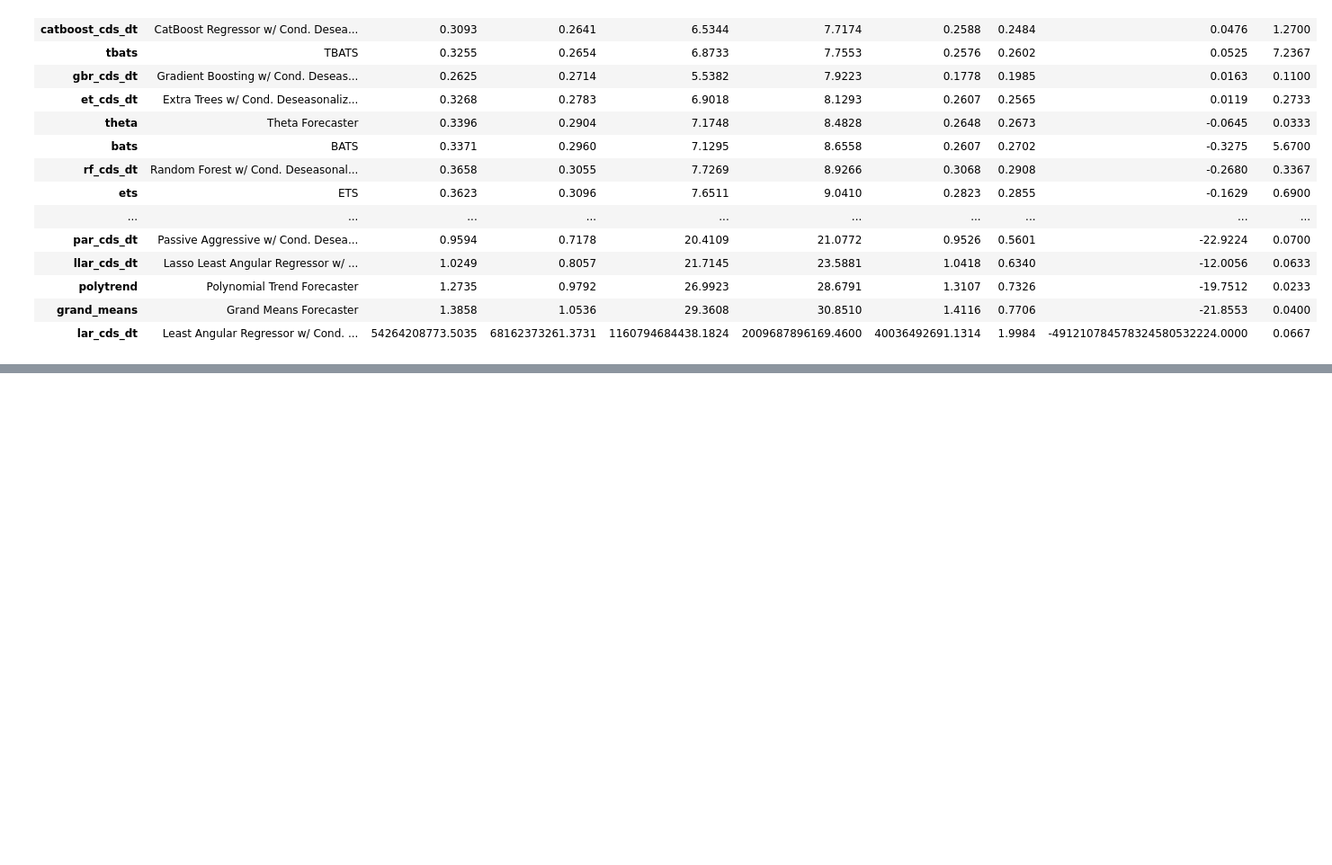
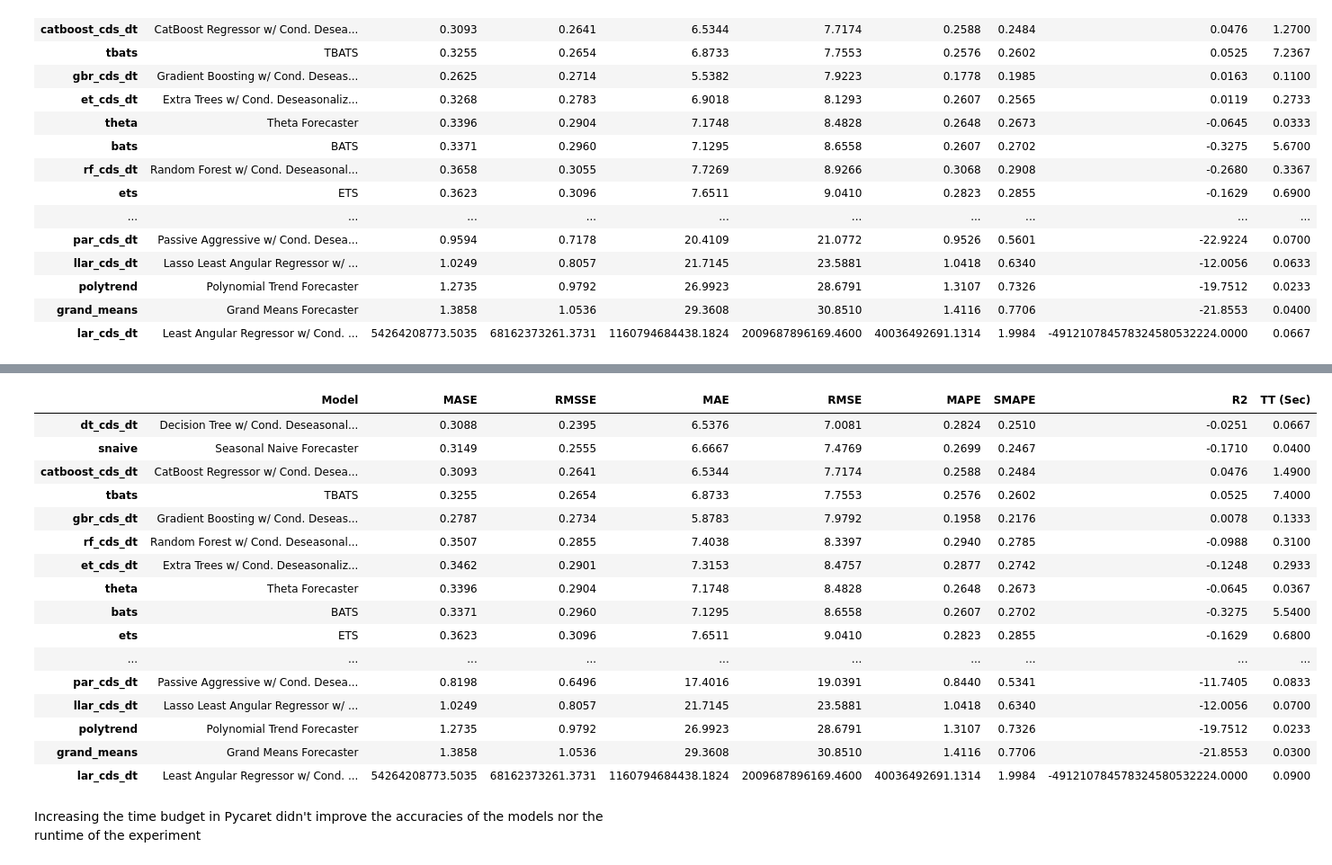
Before and after one commit to fitditcorp4/research, a Jupyter notebook: flaml_pycaret_optuna.ipynb, the cells around one changed output, grey strips where cells are left out. Shown at 90% size. Cells and saved outputs as stored; diff of their text form; code cells hidden in the pictures; blank space fills up the shorter version.

Commit message:
Time budget is increased t0 60mins

```diff
--- a/flaml_pycaret_optuna.ipynb
+++ b/flaml_pycaret_optuna.ipynb
@@ -163,3 +163,11 @@ best = exp_auto.compare_models(sort=metric, turbo=False, budget_time=5)
 | polytrend | Polynomial Trend Forecaster | 1.2735 | 0.9792 | 26.9923 | 28.6791 | 1.3107 | 0.7326 | -19.7512 | 0.0233 |
 | grand_means | Grand Means Forecaster | 1.3858 | 1.0536 | 29.3608 | 30.8510 | 1.4116 | 0.7706 | -21.8553 | 0.0400 |
 | lar_cds_dt | Least Angular Regressor w/ Cond. ... | 54264208773.5035 | 68162373261.3731 | 1160794684438.1824 | 2009687896169.4600 | 40036492691.1314 | 1.9984 | -491210784578324580532224.0000 | 0.0667 |
+# %%
+# Increased time budget = 60mins
+# Pycaret experiment design
+
+exp_auto = TSForecastingExperiment()
+
+# enforce_exogenous=False --> Use multivariate forecasting when model supports it, else use univariate forecasting
+exp_auto.setup(data=data, target=target, fh=FH, enforce_exogenous=False,fig_kwargs=fig_kwargs, session_id=25,use_gpu=False)
@@ -165,0 +193,5 @@ best = exp_auto.compare_models(sort=metric, turbo=False, budget_time=5)
+# %%
+# Increasing time budget to 60mins
+# Turbo = False, will ensure that slower models like Prophet will be included
+best = exp_auto.compare_models(sort=metric, turbo=False, budget_time=60)
+# %% [output]
@@ -165,0 +199,19 @@ best = exp_auto.compare_models(sort=metric, turbo=False, budget_time=5)
+|  | Model | MASE | RMSSE | MAE | RMSE | MAPE | SMAPE | R2 | TT (Sec) |
+| dt_cds_dt | Decision Tree w/ Cond. Deseasonal... | 0.3088 | 0.2395 | 6.5376 | 7.0081 | 0.2824 | 0.2510 | -0.0251 | 0.0667 |
+| snaive | Seasonal Naive Forecaster | 0.3149 | 0.2555 | 6.6667 | 7.4769 | 0.2699 | 0.2467 | -0.1710 | 0.0400 |
+| catboost_cds_dt | CatBoost Regressor w/ Cond. Desea... | 0.3093 | 0.2641 | 6.5344 | 7.7174 | 0.2588 | 0.2484 | 0.0476 | 1.4900 |
+| tbats | TBATS | 0.3255 | 0.2654 | 6.8733 | 7.7553 | 0.2576 | 0.2602 | 0.0525 | 7.4000 |
+| gbr_cds_dt | Gradient Boosting w/ Cond. Deseas... | 0.2787 | 0.2734 | 5.8783 | 7.9792 | 0.1958 | 0.2176 | 0.0078 | 0.1333 |
+| rf_cds_dt | Random Forest w/ Cond. Deseasonal... | 0.3507 | 0.2855 | 7.4038 | 8.3397 | 0.2940 | 0.2785 | -0.0988 | 0.3100 |
+| et_cds_dt | Extra Trees w/ Cond. Deseasonaliz... | 0.3462 | 0.2901 | 7.3153 | 8.4757 | 0.2877 | 0.2742 | -0.1248 | 0.2933 |
+| theta | Theta Forecaster | 0.3396 | 0.2904 | 7.1748 | 8.4828 | 0.2648 | 0.2673 | -0.0645 | 0.0367 |
+| bats | BATS | 0.3371 | 0.2960 | 7.1295 | 8.6558 | 0.2607 | 0.2702 | -0.3275 | 5.5400 |
+| ets | ETS | 0.3623 | 0.3096 | 7.6511 | 9.0410 | 0.2823 | 0.2855 | -0.1629 | 0.6800 |
+| ... | ... | ... | ... | ... | ... | ... | ... | ... | ... |
+| par_cds_dt | Passive Aggressive w/ Cond. Desea... | 0.8198 | 0.6496 | 17.4016 | 19.0391 | 0.8440 | 0.5341 | -11.7405 | 0.0833 |
+| llar_cds_dt | Lasso Least Angular Regressor w/ ... | 1.0249 | 0.8057 | 21.7145 | 23.5881 | 1.0418 | 0.6340 | -12.0056 | 0.0700 |
+| polytrend | Polynomial Trend Forecaster | 1.2735 | 0.9792 | 26.9923 | 28.6791 | 1.3107 | 0.7326 | -19.7512 | 0.0233 |
+| grand_means | Grand Means Forecaster | 1.3858 | 1.0536 | 29.3608 | 30.8510 | 1.4116 | 0.7706 | -21.8553 | 0.0300 |
+| lar_cds_dt | Least Angular Regressor w/ Cond. ... | 54264208773.5035 | 68162373261.3731 | 1160794684438.1824 | 2009687896169.4600 | 40036492691.1314 | 1.9984 | -491210784578324580532224.0000 | 0.0900 |
+# %% [markdown]
+Increasing the time budget in Pycaret didn't improve the accuracies of the models nor the runtime of the experiment
```
Also changed, not shown: parts of 2 cells of this notebook, 5 other files.
